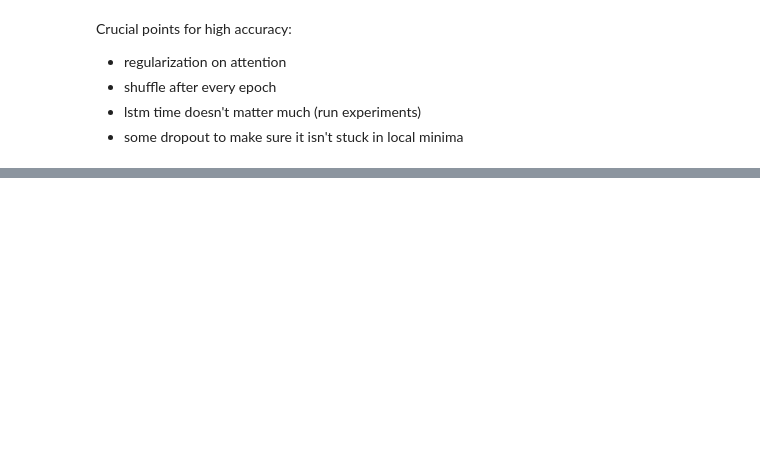
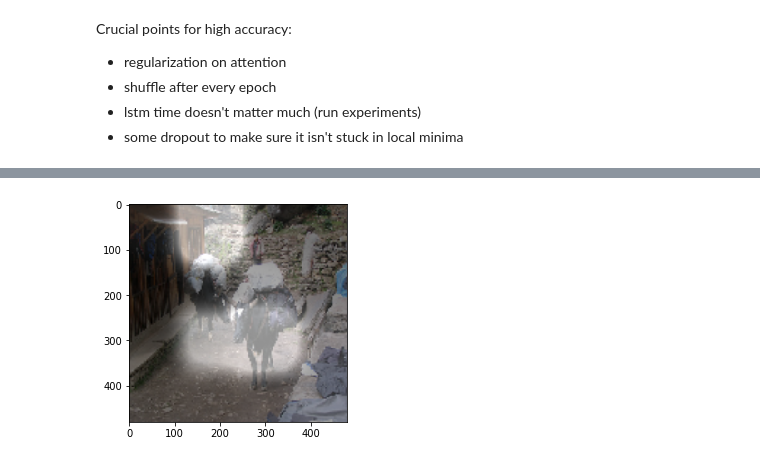
Before and after one commit to m3h0w/visual-attention-cnn-and-eye-tracking, a Jupyter notebook: soft_attention_model/Soft attention.ipynb, the cells around one changed output, grey strips where cells are left out. Saved outputs shown, nothing was run; the diff lists cells and outputs as text; code cells hidden in the pictures; blank space fills up the shorter version.

Commit message:
Clean and reorganize soft attention and CAM

```diff
--- a/soft_attention_model/Soft attention.ipynb
+++ b/soft_attention_model/Soft attention.ipynb
@@ -69,9 +69,9 @@ def load_data(mode):
         classimages_path = os.path.abspath(os.path.join('.', new_dir_img, class_name + '_' + mode + '.pkl'))
         print(classfeatures_path)
 
-        features = Utils.load_object(classfeatures_path).reshape(-1,T,2048)
-        images = Utils.load_object(classimages_path)
-        ids = Utils.load_object(new_dir + os.path.sep + class_name + '_'+mode+'_names.pkl')
+        features = utils.load_object(classfeatures_path).reshape(-1,T,2048)
+        images = utils.load_object(classimages_path)
+        ids = utils.load_object(new_dir + os.path.sep + class_name + '_'+mode+'_names.pkl')
         org_images.append(images)
 
         print(features.shape)
@@ -303,28 +377,55 @@ np.asarray((unique, counts)).T
 # %%
-test_fix = Utils.load_object('./test_fix.pkl')
-test_ids = Utils.load_object('./test_ids.pkl')
+test_fix = utils.load_object('../test_fix.pkl')
+test_ids = utils.load_object('../test_ids.pkl')
 
 name_to_fix_test = {name:fix for fix, name in zip(test_fix, test_ids)}
 # %%
 from scipy import signal
 from scipy import ndimage
 
-class_name = 'aeroplane'
+def get_attention_result(img, attention, patches_n, img_size, patch_width, scale = 8, gauss_sigma=None):
+    result = np.zeros_like(img)
+    for attended_patch_n in range(patches_n):
+        att_prob = attention[attended_patch_n]
+
+        row = int(attended_patch_n/(img_size/patch_width))
+        col = int(attended_patch_n%(img_size/patch_width))
+
+        from_y = row*patch_width
+        to_y = from_y+patch_width
+
+        from_x = col*patch_width
+        to_x = from_x+patch_width
+
+        result[from_y:to_y, from_x:to_x, :] = np.ones_like(result[from_x:to_x,from_y:to_y,:]) * 255 * att_prob
+
+    result = result / 255.
+    if gauss_sigma:
+        result = ndimage.gaussian_filter(result, sigma=gauss_sigma)
+
+    result = result * scale
+    result[result > 1] = 1
+
+    img = img / 255.
+    return utils.normalize((scale/20) * img + result)
+
+class_name = 'cow'
 class_id = name_to_class_dict[class_name]
 class_mask = np.argmax(y_test, axis=1) == class_id
 class_images = images_test[class_mask]
 class_test_proba = test_proba_[class_mask]
 class_proba_list = probabilities_list_[:,class_mask,:]
-class_atts = atts_[:,class_mask,:]
+class_atts = atts_[class_mask,:,:]
+class_true_atts = prior_attentions_test[class_mask]
 print(class_proba_list.shape)
-image_n = 5
+image_n = 8
 rescale = IMG_SIZE / SMALLER_IMG_SIZE
 image_name = np.array(test_ids)[class_mask][image_n]
 
 print(np.array(test_ids)[class_mask][image_n])
 print(name_to_fix_test[image_name])
 
-for t in range(atts_.shape[0]):
+for t in range(atts_.shape[1]):
     image = class_images[image_n]
     proba_res = class_proba_list[t,image_n,:]
 #     print(proba_res)
@@ -337,39 +438,23 @@ for t in range(atts_.shape[0]):
 
 
     if rescale != 1:
-        chosen_img = np.array(Utils.normalize(skimage.transform.rescale(image.copy(), rescale))) * 500
+        chosen_img = np.array(utils.normalize(skimage.transform.rescale(image.copy(), rescale))) * 500
     else:
         chosen_img = image.copy()
     print(chosen_img.shape)
 
-    chosen_attention = class_atts[t,image_n,:]
+    chosen_attention = class_atts[image_n,t,:]
+    chosen_true_attention = class_true_atts[image_n,t,:]
+    print(np.mean(np.abs(chosen_attention - chosen_true_attention)))
 
-    result = np.zeros_like(chosen_img)
-    for attended_patch_n in range(T):
-        att_prob = chosen_attention[attended_patch_n]
-#         print(att_prob)
-#         print(attended_patch)
-#         print(attended_patch_n/(IMG_SIZE/PATCH_WIDTH))
-#         print(int(attended_patch%(IMG_SIZE/PATCH_WIDTH)))
-        row = int(attended_patch_n/(IMG_SIZE/PATCH_WIDTH))
-        col = int(attended_patch_n%(IMG_SIZE/PATCH_WIDTH))
-#         print(attended_patch_n, row, col)
-        from_y = row*PATCH_WIDTH
-        to_y = from_y+PATCH_WIDTH
+    result = get_attention_result(chosen_img, chosen_attention, T, IMG_SIZE, PATCH_WIDTH, scale=8, gauss_sigma=24)
+    plt.imshow(result)
+    plt.show()
 
-        from_x = col*PATCH_WIDTH
-        to_x = from_x+PATCH_WIDTH
-#         print(from_x, from_y)
-        result[from_y:to_y, from_x:to_x, :] = np.ones_like(result[from_x:to_x,from_y:to_y,:]) * 255 * att_prob
-
-
-    result = result / 255.
-    chosen_img = chosen_img / 255.
-    result = ndimage.gaussian_filter(result, sigma=32) * 8
-    result[result > 1] = 1
-    res = Utils.normalize(0.3 * chosen_img + result)
-    plt.imshow(res)
+    result = get_attention_result(chosen_img, chosen_true_attention, T, IMG_SIZE, PATCH_WIDTH, scale=8, gauss_sigma=24)
+    plt.imshow(result)
     plt.show()
 
     plt.bar(range(atts_.shape[2]), chosen_attention)
     plt.show()
+# %% [output]
@@ -375,0 +478 @@ for t in range(atts_.shape[0]):
+[figure, added]
```
Also changed, not shown: parts of 11 cells of this notebook, 13 other files.
